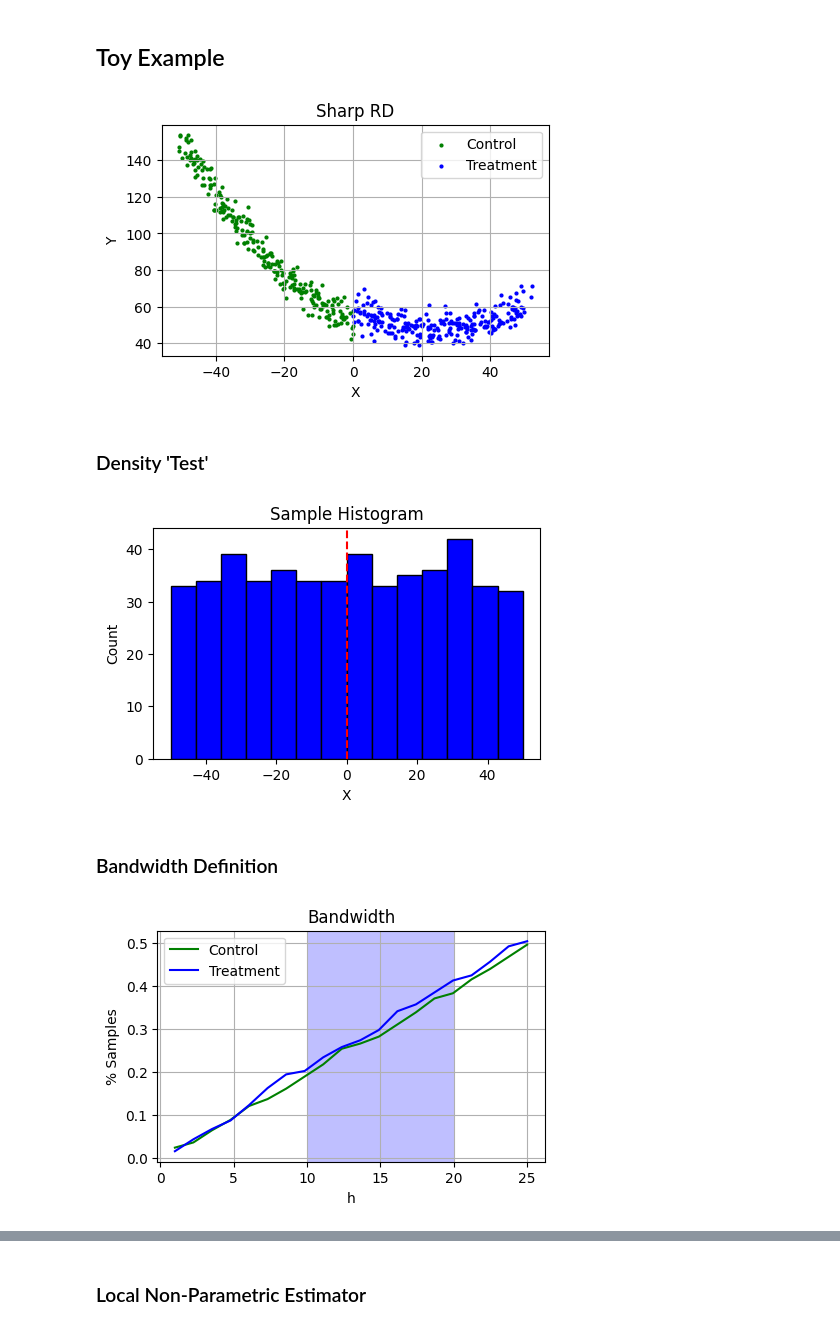
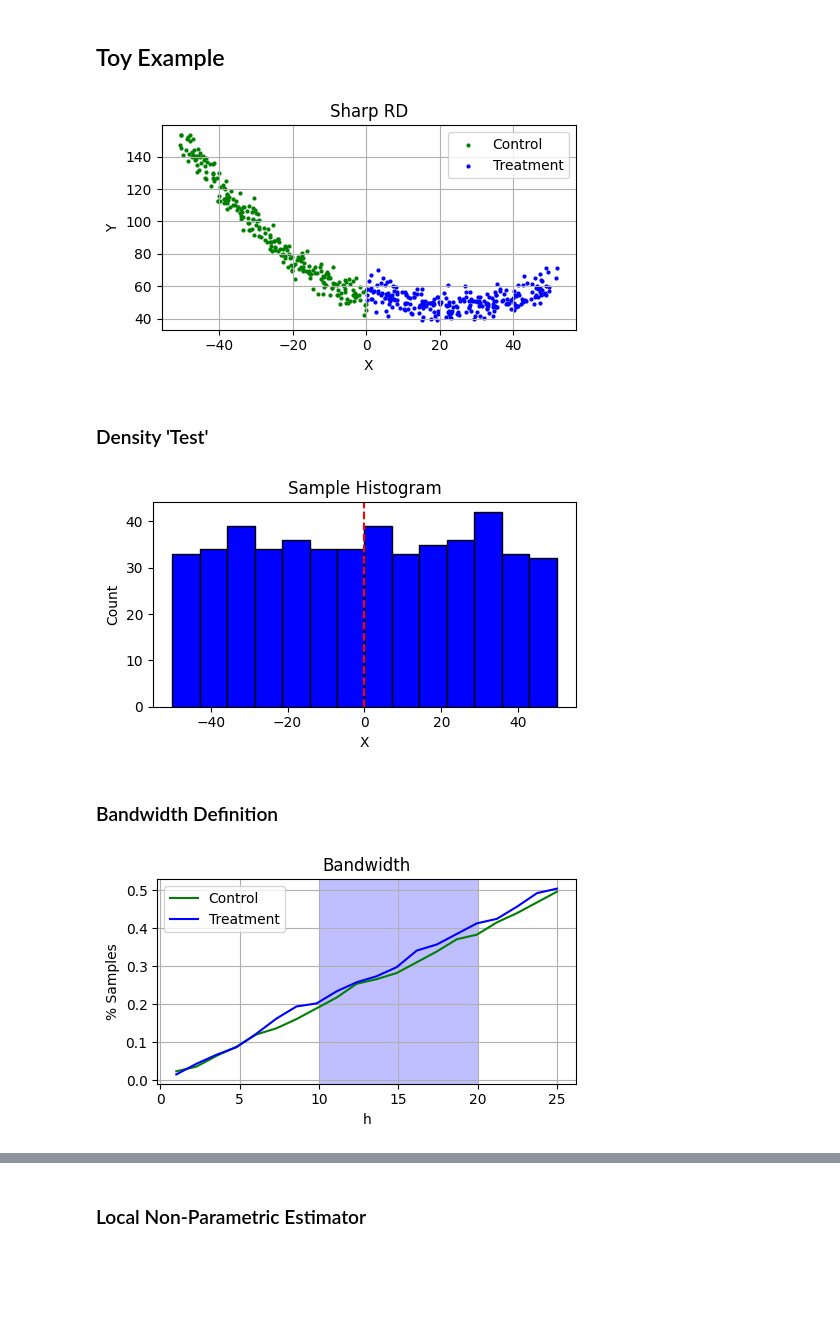
Before and after one commit to TiagoCAAmorim/causal_inference, a Jupyter notebook: Seminario/RegressionDiscontinuity.ipynb, the cells around one changed output, grey strips where cells are left out. Saved outputs shown, nothing was run; the diff lists cells and outputs as text; code cells hidden in the pictures; blank space fills up the shorter version.

Commit message:
Fixed plot crop

```diff
--- a/Seminario/RegressionDiscontinuity.ipynb
+++ b/Seminario/RegressionDiscontinuity.ipynb
@@ -17,24 +17,25 @@ x_scatter = lambda x: np.random.uniform(-2., 2.)
 # %%
 np.random.seed(42)
 n_pts = 500
 x_all = [x + x_scatter(x) for x in np.linspace(min_x, max_x, n_pts)]
 x_0 = [x for x in x_all if x < c]
 x_1 = [x for x in x_all if x >= c]
 y_0 = [main_trend(x) + y_scatter(x) for x in x_0]
 y_1 = [main_trend(x) + y_scatter(x) for x in x_1]
 
 plt.figure(figsize=(5,3))
 plt.scatter(x_0, y_0, s=4, c='green', label='Control')
 plt.scatter(x_1, y_1, s=4, c='blue', label='Treatment')
 plt.grid(True)
 plt.xlabel("X")
 plt.ylabel("Y")
 plt.title("Sharp RD")
 plt.legend()
+plt.tight_layout()
 plt.savefig('png/SharpRD.png')
 plt.show()
 # %% [output]
-[figure, old version]
+[figure, new version]
 # %% [markdown]
 ### Density 'Test'
 # %%
@@ -44,10 +45,11 @@ plt.axvline(x=c, color="r", linestyle="--")
 plt.xlabel("X")
 plt.ylabel("Count")
 plt.title("Sample Histogram")
+plt.tight_layout()
 plt.savefig('png/SampleHistogram.png')
 plt.show()
 # %% [output]
-[figure, old version]
+[figure, new version]
 # %% [markdown]
 ### Bandwidth Definition
 # %%
@@ -69,10 +71,11 @@ plt.xlabel("h")
 plt.ylabel("% Samples")
 plt.title("Bandwidth")
 plt.legend()
+plt.tight_layout()
 plt.savefig('png/Bandwidth.png')
 plt.show()
 # %% [output]
-[figure, old version]
+[figure, new version]
 # %%
 delta = 0.5
 h_search = delta*min(c-min_x, max_x-c)
```
Also changed, not shown: parts of 8 cells of this notebook, 9 other files.
